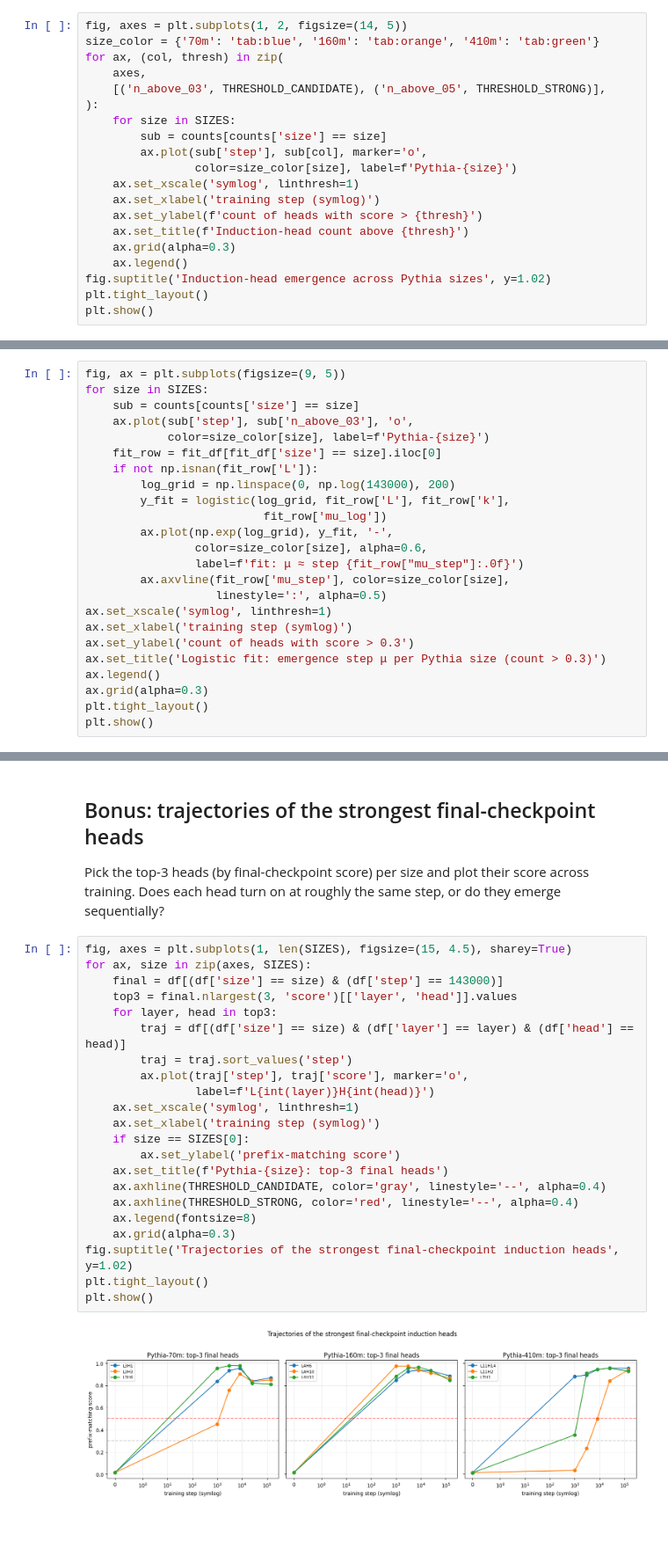
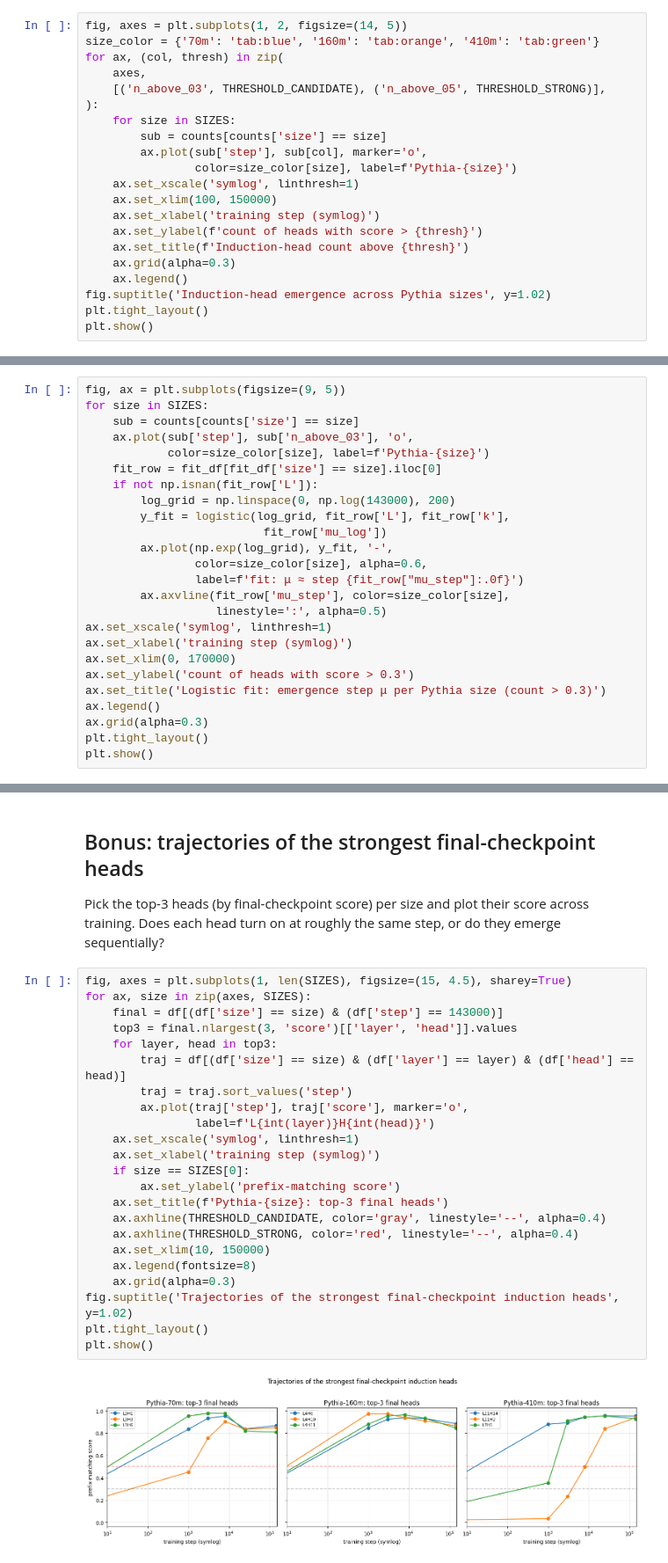
Before and after one commit to cam-berger/pythia-motif-emergence, a Jupyter notebook: notebooks/induction_emergence_exploration.ipynb, the cells around one changed output, grey strips where cells are left out. Shown at 88% size. Drawn from its saved outputs; the diff is of its cells as text; blank space fills up the shorter version.

```diff
--- a/notebooks/induction_emergence_exploration.ipynb
+++ b/notebooks/induction_emergence_exploration.ipynb
@@ -191,6 +175,7 @@ for ax, (col, thresh) in zip(
         ax.plot(sub['step'], sub[col], marker='o',
                 color=size_color[size], label=f'Pythia-{size}')
     ax.set_xscale('symlog', linthresh=1)
+    ax.set_xlim(100, 150000)
     ax.set_xlabel('training step (symlog)')
     ax.set_ylabel(f'count of heads with score > {thresh}')
     ax.set_title(f'Induction-head count above {thresh}')
@@ -261,6 +246,7 @@ for size in SIZES:
                    linestyle=':', alpha=0.5)
 ax.set_xscale('symlog', linthresh=1)
 ax.set_xlabel('training step (symlog)')
+ax.set_xlim(0, 170000)
 ax.set_ylabel('count of heads with score > 0.3')
 ax.set_title('Logistic fit: emergence step μ per Pythia size (count > 0.3)')
 ax.legend()
@@ -350,27 +336,28 @@ Pick the top-3 heads (by final-checkpoint score) per size and plot their score a
 # %%
 fig, axes = plt.subplots(1, len(SIZES), figsize=(15, 4.5), sharey=True)
 for ax, size in zip(axes, SIZES):
     final = df[(df['size'] == size) & (df['step'] == 143000)]
     top3 = final.nlargest(3, 'score')[['layer', 'head']].values
     for layer, head in top3:
         traj = df[(df['size'] == size) & (df['layer'] == layer) & (df['head'] == head)]
         traj = traj.sort_values('step')
         ax.plot(traj['step'], traj['score'], marker='o',
                 label=f'L{int(layer)}H{int(head)}')
     ax.set_xscale('symlog', linthresh=1)
     ax.set_xlabel('training step (symlog)')
     if size == SIZES[0]:
         ax.set_ylabel('prefix-matching score')
     ax.set_title(f'Pythia-{size}: top-3 final heads')
     ax.axhline(THRESHOLD_CANDIDATE, color='gray', linestyle='--', alpha=0.4)
     ax.axhline(THRESHOLD_STRONG, color='red', linestyle='--', alpha=0.4)
+    ax.set_xlim(10, 150000)
     ax.legend(fontsize=8)
     ax.grid(alpha=0.3)
 fig.suptitle('Trajectories of the strongest final-checkpoint induction heads', y=1.02)
 plt.tight_layout()
 plt.show()
 # %% [output]
-[figure, old version]
+[figure, new version]
 # %% [markdown]
 ## Conclusions and open questions
 
```
Also changed, not shown: parts of 4 cells of this notebook, 3 other files.
